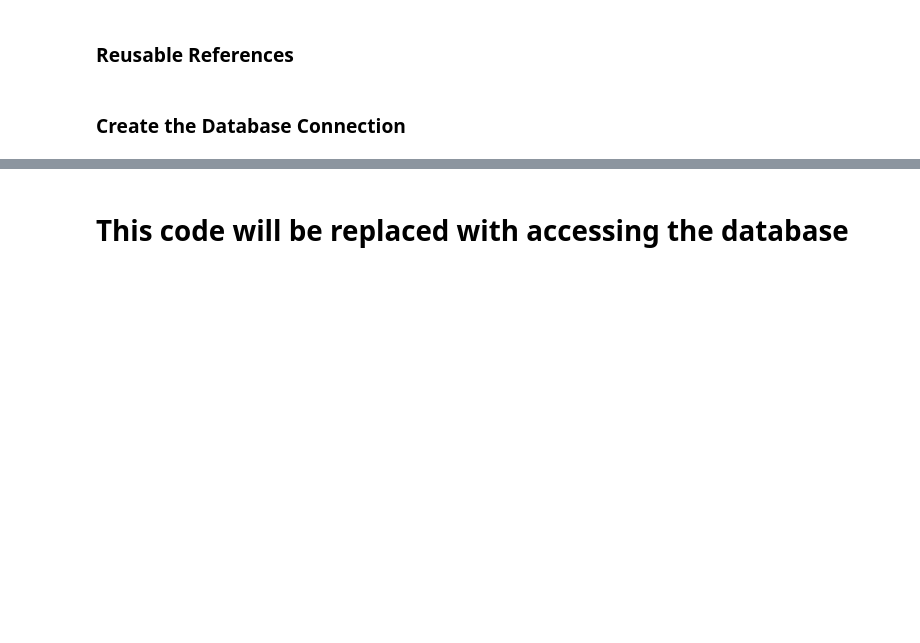
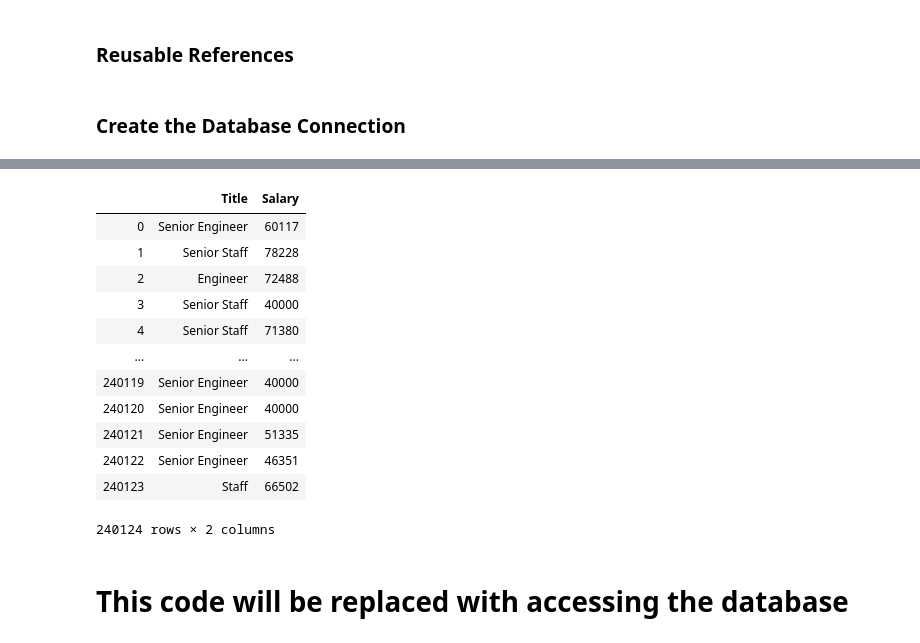
Before and after one commit to KatRootes/sql-challenge, a Jupyter notebook: EmployeeSQL/Bonus.ipynb, the cells around one changed output, grey strips where cells are left out. Drawn from its saved outputs; the diff is of its cells as text; code cells hidden in the pictures; blank space fills up the shorter version.

Commit message:
Got db query working with SQL Alchemy.  Struggled through username and password connections.  Need to gather means, sem, etc... and plot to finish the homework.

```diff
--- a/EmployeeSQL/Bonus.ipynb
+++ b/EmployeeSQL/Bonus.ipynb
@@ -365,6 +378,8 @@ END = '\033[0m'
 # %% [markdown]
 ### Create the Database Connection
 # %%
-#db_uri = 'postgresql://postgres:' + pw + '@localhost:5432/SQLChallenge'
+#db_uri = 'postgresql//bootcamp@localhost:5432/SQLChallenge?client_encoding=utf8'
+engine = create_engine('postgresql://katro:' + pw + '@localhost:5432/SQLChallenge')
+
 #engine = create_engine(db_uri)
-#connection = engine.connect()
+connection = engine.connect()
@@ -371,3 +446,21 @@ END = '\033[0m'
+# %%
+sql_statement = 'SELECT t.title AS "Title", s.salary AS "Salary" FROM "Titles" AS t, "Salaries" AS s WHERE t.emp_no = s.emp_no AND EXTRACT(year FROM t.to_date)=9999'
+query_result = pd.read_sql_query(sql_statement, connection)
+query_result
+# %% [output]
+|  | Title | Salary |
+| 0 | Senior Engineer | 60117 |
+| 1 | Senior Staff | 78228 |
+| 2 | Engineer | 72488 |
+| 3 | Senior Staff | 40000 |
+| 4 | Senior Staff | 71380 |
+| ... | ... | ... |
+| 240119 | Senior Engineer | 40000 |
+| 240120 | Senior Engineer | 40000 |
+| 240121 | Senior Engineer | 51335 |
+| 240122 | Senior Engineer | 46351 |
+| 240123 | Staff | 66502 |
+240124 rows × 2 columns
 # %% [markdown]
 # This code will be replaced with accessing the database
 # %%
```
Also changed, not shown: parts of 6 cells of this notebook, 1 other file.
